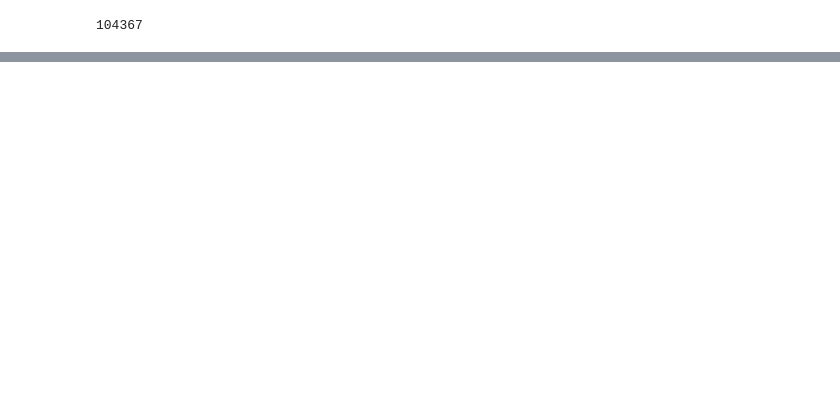
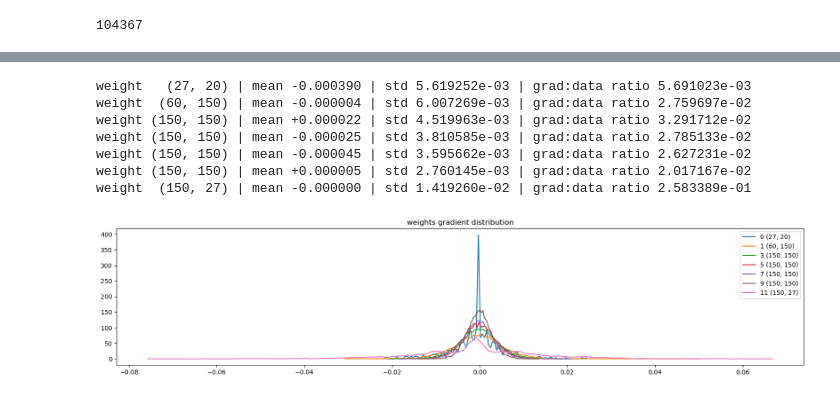
Before and after one commit to kingikongo/from_scratch, a Jupyter notebook: makemore_mlp.ipynb, the cells around one changed output, grey strips where cells are left out. Cells and saved outputs as stored; diff of their text form; code cells hidden in the pictures; blank space fills up the shorter version.

```diff
--- a/makemore_mlp.ipynb
+++ b/makemore_mlp.ipynb
@@ -426,0 +445,25 @@ layer 9 (      Tanh): mean -0.03, std 0.54, saturated: 0.17%
+# %%
+
+
+# visualize histograms
+plt.figure(figsize=(20, 4)) # width and height of the plot
+legends = []
+for i,p in enumerate(parameters):
+  t = p.grad
+  if p.ndim == 2:
+    print('weight %10s | mean %+f | std %e | grad:data ratio %e' % (tuple(p.shape), t.mean(), t.std(), t.std() / p.std()))
+    hy, hx = torch.histogram(t, density=True)
+    plt.plot(hx[:-1].detach(), hy.detach())
+    legends.append(f'{i} {tuple(p.shape)}')
+plt.legend(legends)
+plt.title('weights gradient distribution');
+plt.show()
+# %% [output]
+weight   (27, 20) | mean -0.000390 | std 5.619252e-03 | grad:data ratio 5.691023e-03
+weight  (60, 150) | mean -0.000004 | std 6.007269e-03 | grad:data ratio 2.759697e-02
+weight (150, 150) | mean +0.000022 | std 4.519963e-03 | grad:data ratio 3.291712e-02
+weight (150, 150) | mean -0.000025 | std 3.810585e-03 | grad:data ratio 2.785133e-02
+weight (150, 150) | mean -0.000045 | std 3.595662e-03 | grad:data ratio 2.627231e-02
+weight (150, 150) | mean +0.000005 | std 2.760145e-03 | grad:data ratio 2.017167e-02
+weight  (150, 27) | mean -0.000000 | std 1.419260e-02 | grad:data ratio 2.583389e-01
+[figure, added]
```
Also changed, not shown: parts of 6 cells of this notebook.
